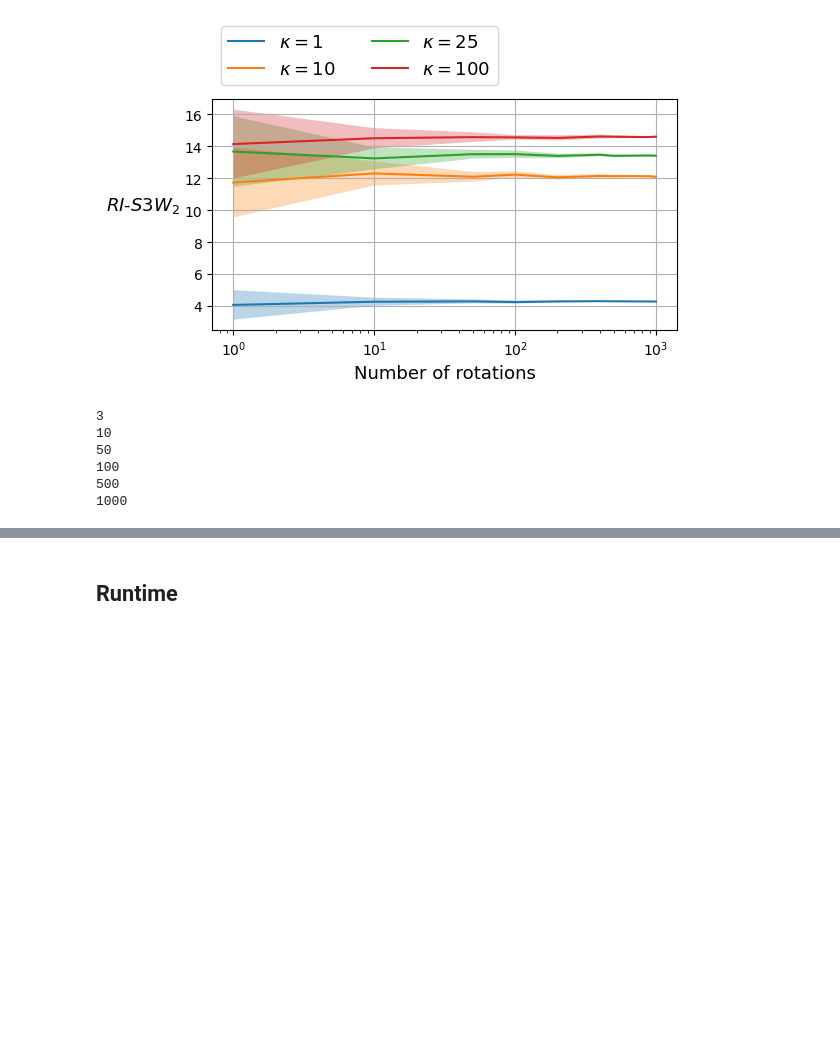
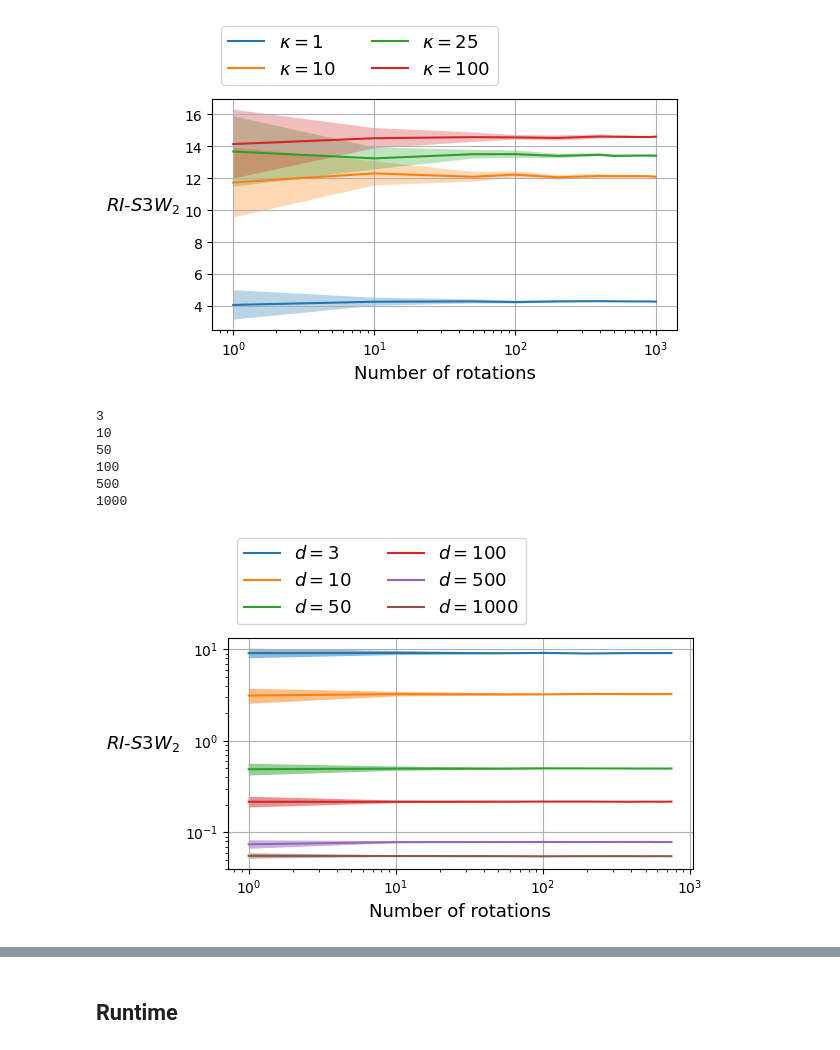
Before and after one commit to mint-vu/s3wd, a Jupyter notebook: src/demos/evolution_runtime.ipynb, the cells around one changed output, grey strips where cells are left out. Saved outputs shown, nothing was run; the diff lists cells and outputs as text; code cells hidden in the pictures; blank space fills up the shorter version.

```diff
--- a/src/demos/evolution_runtime.ipynb
+++ b/src/demos/evolution_runtime.ipynb
@@ -898,46 +962,48 @@ fig = plt.figure(figsize=(6,3))
 
 kappa = 10
 ds = [3, 10, 50, 100, 500, 1000]
-rots = [1,10,50,100,200,400,500,600,700,750,1000]
+rots = [1,10,50,100,200,400,500,600,700,750]
 
 L = np.zeros((len(ds), len(rots), 20))
 
 for i, d in enumerate(ds):
     print(d)
+    d += 1
     x0 = torch.randn((500,d), device=device)
     x0 = F.normalize(x0, p=2, dim=-1)
 
     mu = np.ones((d,))
     mu = mu/np.linalg.norm(mu)
     x1 = vmf_utils.rand_vmf(mu, kappa=kappa, N=500)
 
     for l, n_rots in enumerate(rots):
         for j in range(20):
             sw = s3w.ri_s3wd(x0, torch.tensor(x1, dtype=torch.float, device=device), p=2, n_rotations=n_rots, device=device, n_projs=10) ** 0.5
             L[i,l,j] = sw
 
     m = np.mean(L[i], axis=-1)
     s = np.std(L[i], axis=-1)
 
-    plt.plot(rots, m, label=r"$d=$"+str(d)) # + r" $\mu=$["+str(mu[0])+","+str(mu[1])+","+str(mu[2])+"]")
+    plt.plot(rots, m, label=r"$d=$"+str(d-1)) # + r" $\mu=$["+str(mu[0])+","+str(mu[1])+","+str(mu[2])+"]")
     plt.fill_between(rots, m-s, m+s,alpha=0.5)
 
 plt.xlabel("Number of rotations", fontsize=13)
 plt.ylabel(r"$RI$-$S3W_2$", fontsize=13, rotation=0, labelpad=30)
 plt.yscale("log")
 plt.xscale("log")
 
 plt.legend(fontsize=13, bbox_to_anchor=(0,1.02,1,0.2), loc="lower left", ncol=2)
 plt.grid(True)
 plt.savefig("./RI_S3W_Projection_Evol_Dim.pdf", format="pdf", bbox_inches="tight")
 plt.show()
 # %% [output]
 3
 10
 50
 100
 500
 1000
+[figure, added]
 # %%
 fig = plt.figure(figsize=(6,3))
 
```
Also changed, not shown: parts of 7 cells of this notebook.
